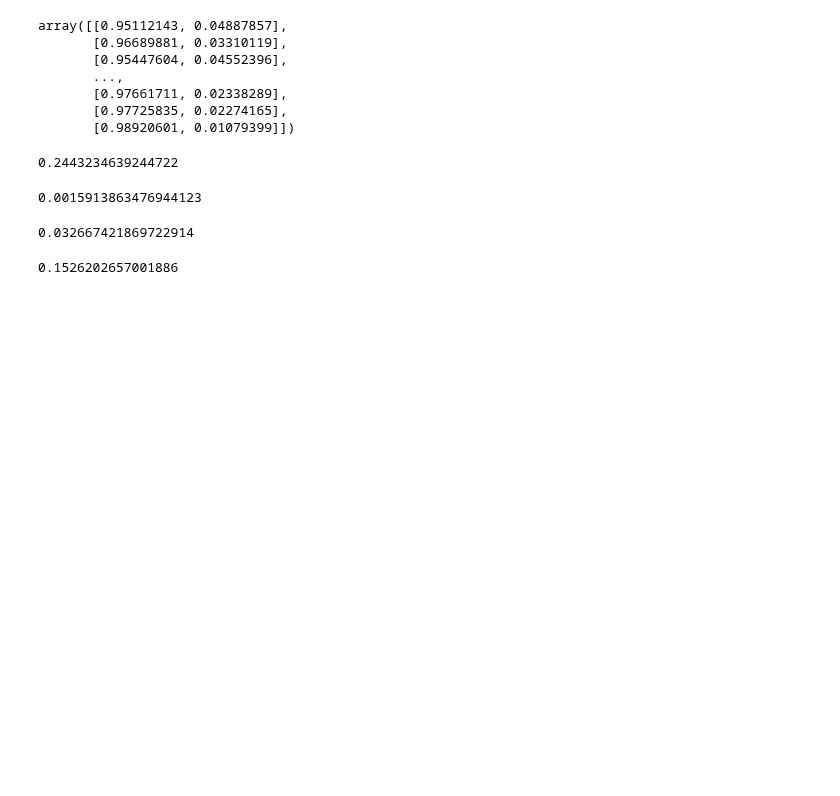
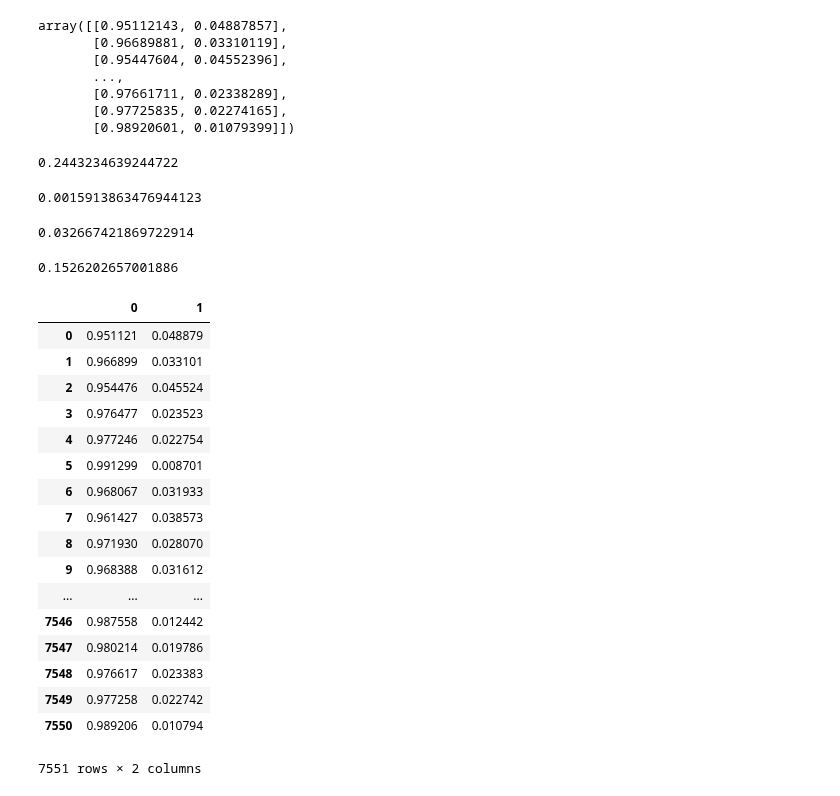
Before and after one commit to leannebaldwin/Pass_Closure, a Jupyter notebook: data_exploration/model_exploration.ipynb, the cells around one changed output. Cells and saved outputs as stored; diff of their text form; code cells hidden in the pictures; blank space fills up the shorter version.

```diff
--- a/data_exploration/model_exploration.ipynb
+++ b/data_exploration/model_exploration.ipynb
@@ -656,3 +677,26 @@ log_loss3 = log_loss(y_test3, probs3)
 log_loss3
 # %% [output]
 0.1526202657001886
+# %%
+probs3_df = pd.DataFrame(probs3)
+# %%
+probs3_df
+# %% [output]
+|  | 0 | 1 |
+| 0 | 0.951121 | 0.048879 |
+| 1 | 0.966899 | 0.033101 |
+| 2 | 0.954476 | 0.045524 |
+| 3 | 0.976477 | 0.023523 |
+| 4 | 0.977246 | 0.022754 |
+| 5 | 0.991299 | 0.008701 |
+| 6 | 0.968067 | 0.031933 |
+| 7 | 0.961427 | 0.038573 |
+| 8 | 0.971930 | 0.028070 |
+| 9 | 0.968388 | 0.031612 |
+| ... | ... | ... |
+| 7546 | 0.987558 | 0.012442 |
+| 7547 | 0.980214 | 0.019786 |
+| 7548 | 0.976617 | 0.023383 |
+| 7549 | 0.977258 | 0.022742 |
+| 7550 | 0.989206 | 0.010794 |
+7551 rows × 2 columns
```
Also changed, not shown: parts of 1 cell of this notebook, 1 other file.
